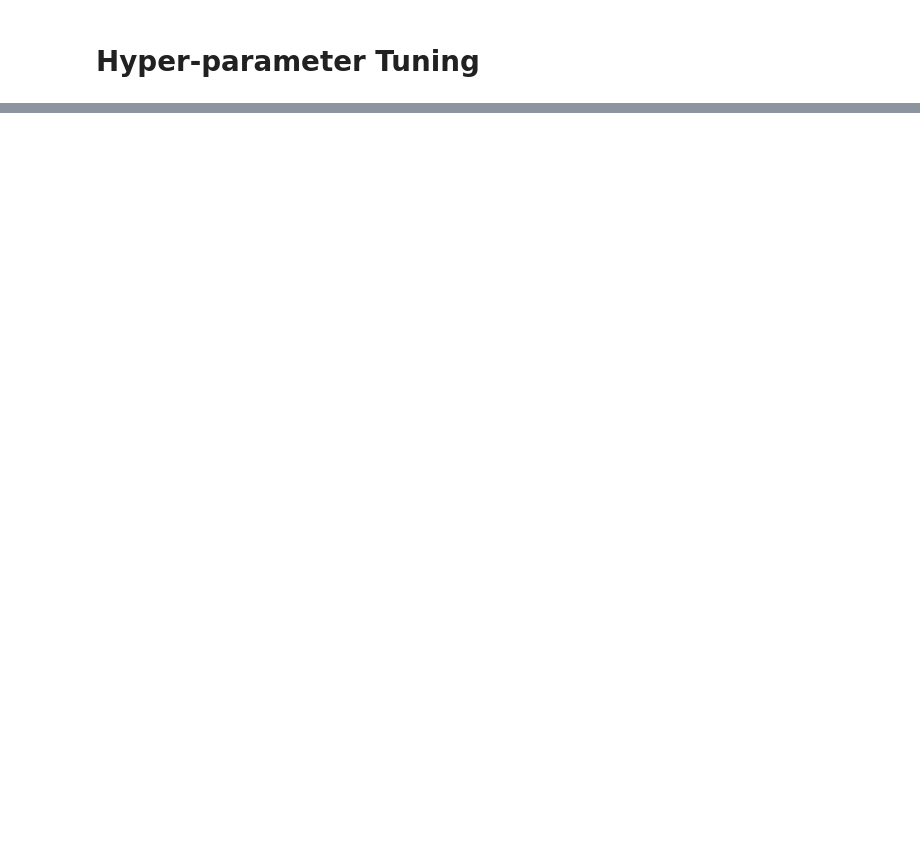
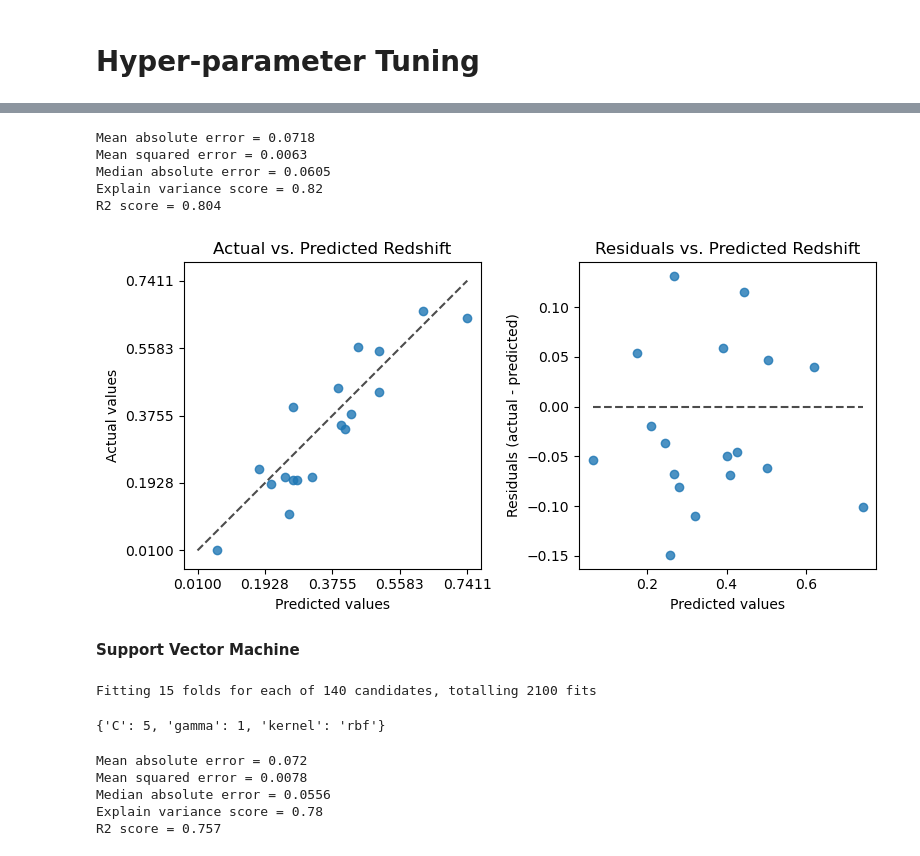
Before and after one commit to AndrewValentini/Gravitational-Waves-Research-23-24, a Jupyter notebook: Data Analysis/Redshift.ipynb, the cells around one changed output, grey strips where cells are left out. Saved outputs shown, nothing was run; the diff lists cells and outputs as text; code cells hidden in the pictures; blank space fills up the shorter version.

```diff
--- a/Data Analysis/Redshift.ipynb
+++ b/Data Analysis/Redshift.ipynb
@@ -329,0 +366,19 @@ display_prediction_error(y_test=y_test, y_pred=y_pred)
+# %%
+search_grid = {
+    'max_features':[1, 2],
+    'max_depth': [3, 4, 5],
+    'n_estimators': np.arange(50,200,15),
+    'min_samples_leaf': [1, 2, 3],
+    'min_samples_split': [2, 3, 4, 5],
+    'criterion': ['squared_error', 'absolute_error', 'friedman_mse'],
+    'bootstrap': [True],
+    'max_samples': [0.5, 0.6, 0.7],
+}
+
+rf = RandomForestRegressor(random_state=13)
+
+grid_search = GridSearchCV(estimator=rf, param_grid=search_grid, cv=RepeatedKFold(n_splits=3, n_repeats=5, random_state=13), verbose=2, n_jobs=-1)
+
+grid_search.fit(train[["snr", "total_mass"]], y_train)
+
+grid_search.best_params_
@@ -329,0 +395,61 @@ display_prediction_error(y_test=y_test, y_pred=y_pred)
+# %%
+model4 = grid_search.best_estimator_
+
+model4.fit(train[["snr", "total_mass"]], y_train)
+
+y_pred = model4.predict(test[["snr", "total_mass"]])
+
+print("Mean absolute error =", round(sm.mean_absolute_error(y_test, y_pred), 4))
+print("Mean squared error =", round(sm.mean_squared_error(y_test, y_pred), 4))
+print("Median absolute error =", round(sm.median_absolute_error(y_test, y_pred), 4))
+print("Explain variance score =", round(sm.explained_variance_score(y_test, y_pred), 2))
+print("R2 score =", round(sm.r2_score(y_test, y_pred), 3))
+# %% [output]
+Mean absolute error = 0.0718
+Mean squared error = 0.0063
+Median absolute error = 0.0605
+Explain variance score = 0.82
+R2 score = 0.804
+# %%
+display_prediction_error(y_test=y_test, y_pred=y_pred)
+# %% [output]
+[figure, added]
+# %% [markdown]
+<b>Support Vector Machine
+# %%
+search_grid = {
+    'kernel': ['linear', 'poly', 'rbf', 'sigmoid'],
+    'gamma': [0.001, 0.01, 0.1, 1, 10],
+    'C': [0.1, 0.5, 1, 5, 10, 50, 100]
+}
+
+sv = SVR()
+
+grid_search = GridSearchCV(estimator=sv, param_grid=search_grid, cv=RepeatedKFold(n_splits=3, n_repeats=5, random_state=13), verbose=2, n_jobs=-1)
+
+grid_search.fit(MinMaxScaler().fit_transform(train[["snr", "total_mass"]]), y_train)
+
+grid_search.best_params_
+# %% [output]
+Fitting 15 folds for each of 140 candidates, totalling 2100 fits
+{'C': 5, 'gamma': 1, 'kernel': 'rbf'}
+# %%
+sv_model1 = grid_search.best_estimator_
+
+sv_scaler = MinMaxScaler()
+
+sv_model1.fit(sv_scaler.fit_transform(train[["snr", "total_mass"]]), y_train)
+
+y_pred = sv_model1.predict(sv_scaler.transform(test[["snr", "total_mass"]]))
+
+print("Mean absolute error =", round(sm.mean_absolute_error(y_test, y_pred), 4))
+print("Mean squared error =", round(sm.mean_squared_error(y_test, y_pred), 4))
+print("Median absolute error =", round(sm.median_absolute_error(y_test, y_pred), 4))
+print("Explain variance score =", round(sm.explained_variance_score(y_test, y_pred), 2))
+print("R2 score =", round(sm.r2_score(y_test, y_pred), 3))
+# %% [output]
+Mean absolute error = 0.072
+Mean squared error = 0.0078
+Median absolute error = 0.0556
+Explain variance score = 0.78
+R2 score = 0.757
```
Also changed, not shown: parts of 19 cells of this notebook.
